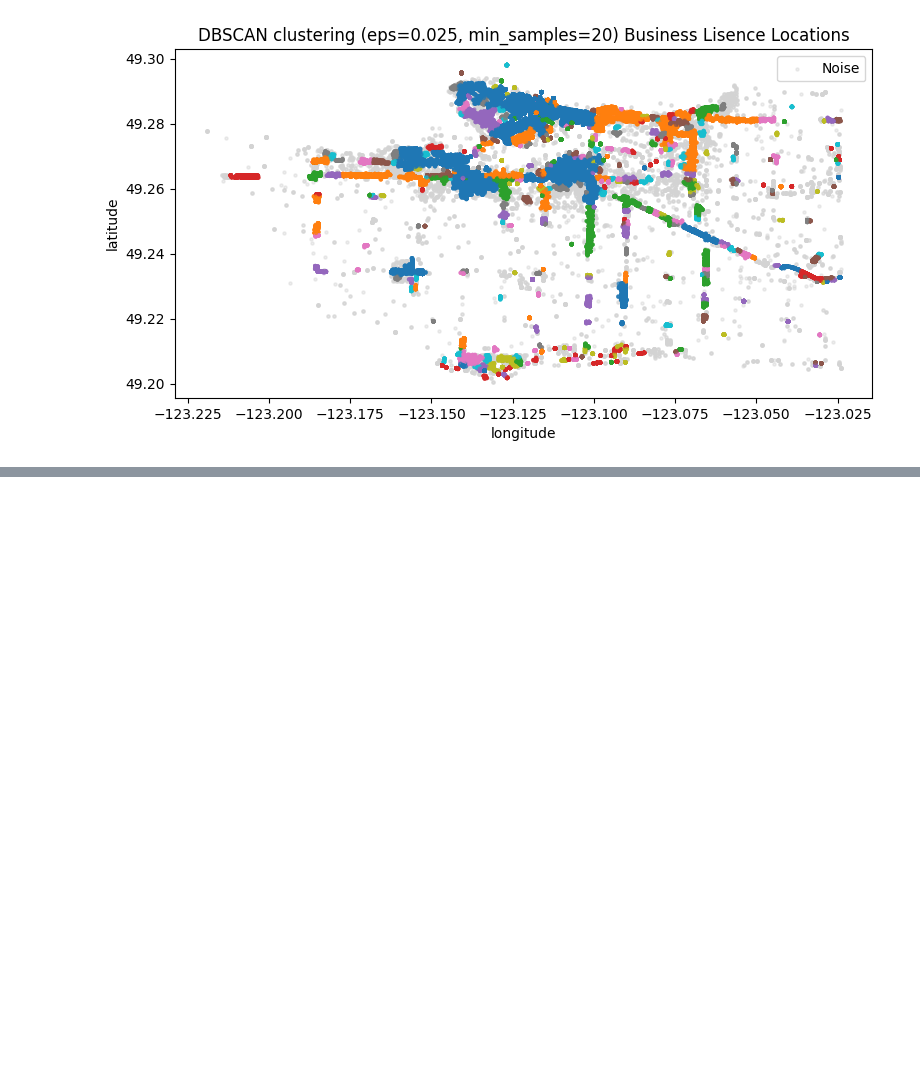
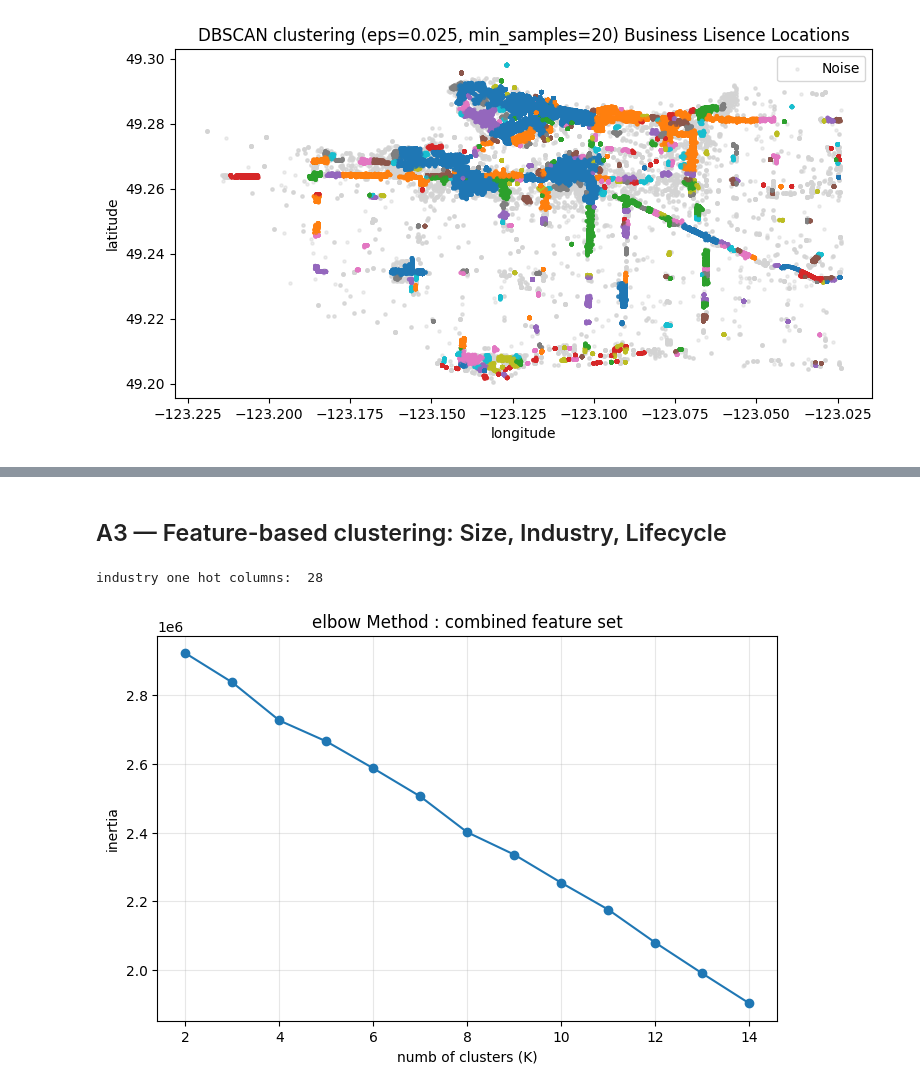
Before and after one commit to arriyan-aa/Assignment03, a Jupyter notebook: notebook.ipynb, the cells around one changed output, grey strips where cells are left out. Cells and saved outputs as stored; diff of their text form; code cells hidden in the pictures; blank space fills up the shorter version.

```diff
--- a/notebook.ipynb
+++ b/notebook.ipynb
@@ -260,0 +277,71 @@ noise points: 7831(9.11%)
+# %% [markdown]
+## A3 — Feature-based clustering: Size, Industry, Lifecycle
+# %%
+# engineering and scaling features
+
+features = data.copy()
+
+# size features
+features["numberofemployees"]=features["numberofemployees"].astype(float)
+features["feepaid"]=features["feepaid"].astype(float)
+features["feepaid"]=features["feepaid"].fillna(features["feepaid"].median())
+features["feepaid_missing"]= data["feepaid"].isna().astype(int)
+
+# lifecycle
+features["issueddate"]=pd.to_datetime(features["issueddate"], errors="coerce",utc=True).dt.tz_localize(None)
+features["expireddate"]=pd.to_datetime(features["expireddate"], errors="coerce",utc=True).dt.tz_localize(None)
+
+# lisence duration in days
+features["licence_duration_days"]=(features["expireddate"]-features["issueddate"]).dt.days
+
+# month issued, cyclically
+features["issued_month"]=features["issueddate"].dt.month
+features["issued_month_sin"]=np.sin(2* np.pi*features["issued_month"]/12)
+features["issued_month_cos"]=np.cos(2*np.pi*features["issued_month"]/12)
+
+# lisence revision num
+features["licencerevisionnumber"] =features["licencerevisionnumber"].astype(float)
+
+# filling rows with missing duration or month with median instead of dropping it
+features["duration_missing"]=features["licence_duration_days"].isna().astype(int)
+features["licence_duration_days"] =features["licence_duration_days"].fillna(features["licence_duration_days"].median())
+features["issued_month_sin"]=features["issued_month_sin"].fillna(0)
+features["issued_month_cos"]=features["issued_month_cos"].fillna(0)
+
+# industry
+# swapping industry_label_grouped to try the finer version
+industry_col="businesstype_grouped"
+ohenc=OneHotEncoder(sparse_output=False, handle_unknown="ignore")
+industry_encoded=ohenc.fit_transform(features[[industry_col]])
+industry_cols=[f"industry_{c}" for c in ohenc.categories_[0] ]
+industry_df=pd.DataFrame(industry_encoded, columns=industry_cols, index=features.index)
+print(f"industry one hot columns:  {len(industry_cols)}")
+# %% [output]
+industry one hot columns:  28
+# %%
+# combining and scaling features
+numeric_features= ["numberofemployees", "feepaid", "feepaid_missing",
+                   "licence_duration_days", "duration_missing",
+                   "issued_month_sin","issued_month_cos",
+                   "licencerevisionnumber",]
+feature_df=pd.concat([features[numeric_features], industry_df], axis= 1)
+scaler2=StandardScaler()
+X_scaled=scaler2.fit_transform(feature_df)
+# %%
+# running simple Kmeans clustering and appying to PCA to project to 2D and visualize clusters
+# elbow method to choose K
+inertias_features= []
+K_range=range(2, 15)
+for k in K_range:
+    km=KMeans(n_clusters=k,random_state=42, n_init=10)
+    km.fit(X_scaled)
+    inertias_features.append(km.inertia_)
+plt.figure(figsize=(8,5))
+plt.plot(list(K_range), inertias_features, marker="o")
+plt.xlabel("numb of clusters (K)")
+plt.ylabel("inertia")
+plt.title("elbow Method : combined feature set")
+plt.grid(True, alpha=0.3)
+plt.show()
+# %% [output]
+[figure, added]
```
Also changed, not shown: parts of 7 cells of this notebook.
